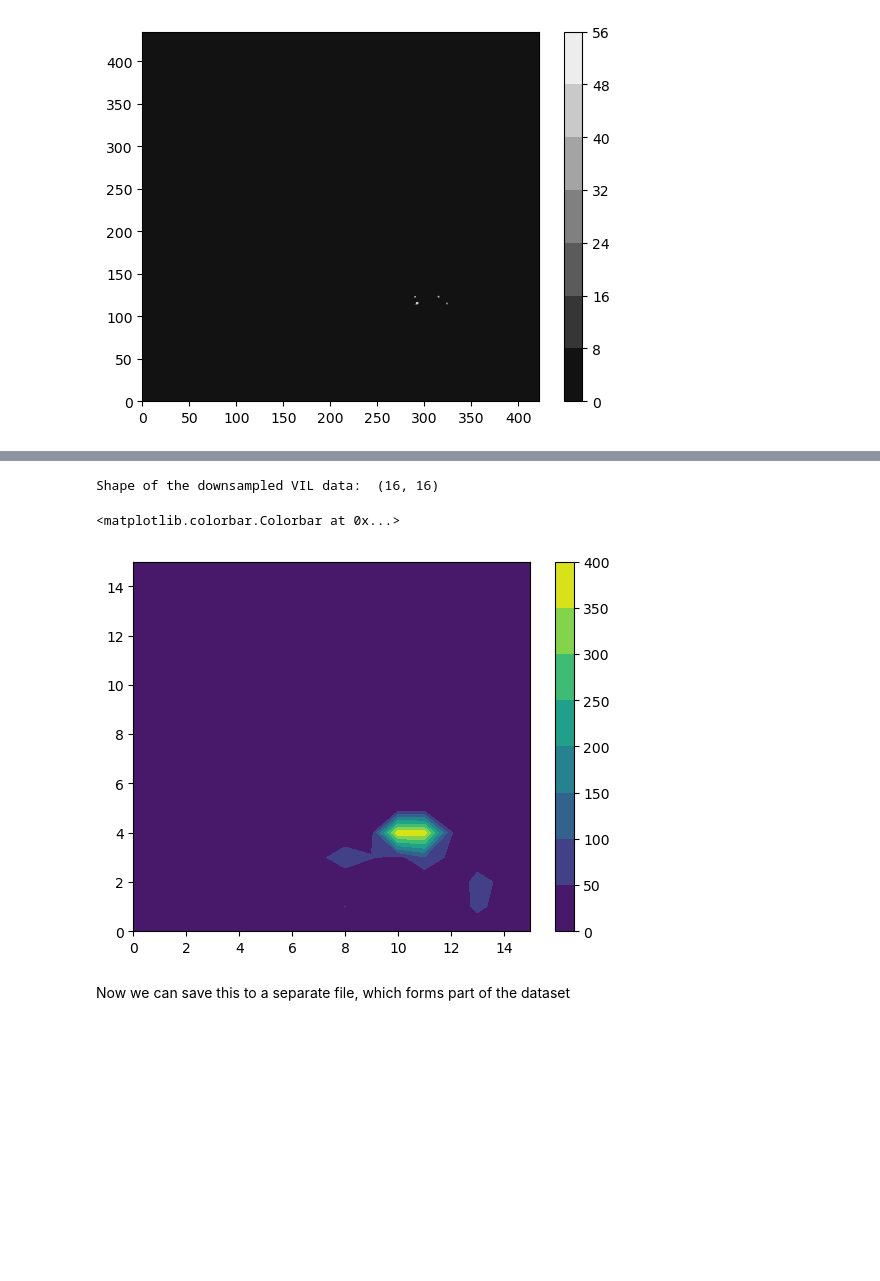
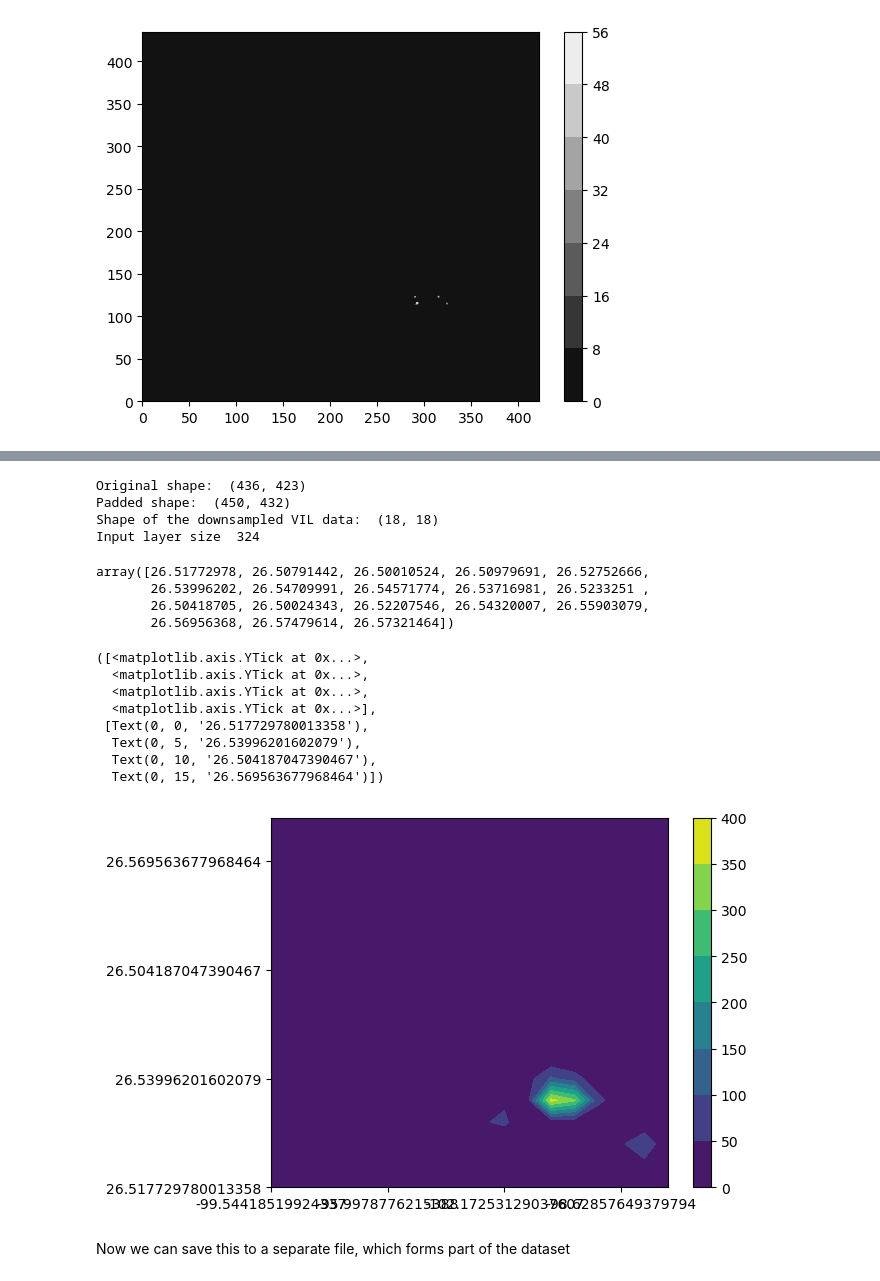
Before and after one commit to thinhhoang95/wxmds, a Jupyter notebook: wx/_storm_detection_snippets.ipynb, the cells around one changed output, grey strips where cells are left out. Saved outputs shown, nothing was run; the diff lists cells and outputs as text; code cells hidden in the pictures; blank space fills up the shorter version.

```diff
--- a/wx/_storm_detection_snippets.ipynb
+++ b/wx/_storm_detection_snippets.ipynb
@@ -111,3 +113,8 @@ vil_roignee_cropped = vil_roignee[preamble['roi_id'][0][0]:preamble['roi_id'][0]
 print('Cropped shape: ', vil_roignee_cropped.shape)
 # %% [output]
 Cropped shape:  (436, 423)
+# %%
+lat_roignee_cropped = preamble['latitude'][preamble['roi_id'][0][0]:preamble['roi_id'][0][1]]
+lon_roignee_cropped = preamble['longitude'][preamble['roi_id'][1][0]:preamble['roi_id'][1][1]]
+print('Cropped lat shape: ', lat_roignee_cropped.shape) # contains 1D array of latitudes for vil_roignee_cropped
+print('Cropped lon shape: ', lon_roignee_cropped.shape) # contains 1D array of longitudes for vil_roignee_cropped
@@ -125,24 +140,50 @@ plt.colorbar()
 # %%
-def bin_nxm_rectangles_to_sum(array, n, m):
+def bin_nxm_rectangles_to_sum(array, n, m, lats, lons):
     # Check if the array dimensions are divisible by n and m
     if array.shape[0] % n != 0 or array.shape[1] % m != 0:
         # Pad the array so that the shape is divisible by n x m
+        print('Original shape: ', array.shape)
         array = np.pad(array, ((0, n - array.shape[0] % n), (0, m - array.shape[1] % m)))
+        lats = np.pad(lats, (0, n - lats.shape[0] % n), constant_values=9999)
+        lons = np.pad(lons, (0, m - lons.shape[0] % m), constant_values=9999)
+        print('Padded shape: ', array.shape)
 
     # Reshape the array to a new 4D array and then sum over the last two axes to bin the elements
     binned_array = array.reshape(array.shape[0]//n, n, array.shape[1]//m, m).sum(axis=(1,3))
-    return binned_array
+    binned_lats = lats.reshape(lats.shape[0]//n, n).min(axis=1)
+    binned_lons = lons.reshape(lons.shape[0]//m, m).min(axis=1)
+    return binned_array, binned_lats, binned_lons
 # %%
 # Downsample the VIL data to 1/4 degree resolution
-vil_roignee_cropped_ds = bin_nxm_rectangles_to_sum(vil_roignee_cropped, 28, 28)
+vil_roignee_cropped_ds, lats_roignee_cropped_ds, lons_roignee_cropped_ds = bin_nxm_rectangles_to_sum(vil_roignee_cropped, 25, 24, lat_roignee_cropped, lon_roignee_cropped)
 print('Shape of the downsampled VIL data: ', vil_roignee_cropped_ds.shape)
+print('Input layer size ', vil_roignee_cropped_ds.shape[0] * vil_roignee_cropped_ds.shape[1])
 # %% [output]
-Shape of the downsampled VIL data:  (16, 16)
+Original shape:  (436, 423)
+Padded shape:  (450, 432)
+Shape of the downsampled VIL data:  (18, 18)
+Input layer size  324
-# %%
-plt.contourf(vil_roignee_cropped_ds)
-plt.colorbar()
-# %% [output]
-<matplotlib.colorbar.Colorbar at 0x...>
-[figure, removed]
+# %%
+lats_roignee_cropped_ds
+# %% [output]
+array([26.51772978, 26.50791442, 26.50010524, 26.50979691, 26.52752666,
+       26.53996202, 26.54709991, 26.54571774, 26.53716981, 26.5233251 ,
+       26.50418705, 26.50024343, 26.52207546, 26.54320007, 26.55903079,
+       26.56956368, 26.57479614, 26.57321464])
+# %%
+plt.contourf(vil_roignee_cropped_ds, fmt='%.2f')
+plt.colorbar()
+plt.xticks(np.arange(0, vil_roignee_cropped_ds.shape[1], 5), lons_roignee_cropped_ds[::5])
+plt.yticks(np.arange(0, vil_roignee_cropped_ds.shape[0], 5), lats_roignee_cropped_ds[::5])
+# %% [output]
+([<matplotlib.axis.YTick at 0x...>,
+  <matplotlib.axis.YTick at 0x...>,
+  <matplotlib.axis.YTick at 0x...>,
+  <matplotlib.axis.YTick at 0x...>],
+ [Text(0, 0, '26.517729780013358'),
+  Text(0, 5, '26.53996201602079'),
+  Text(0, 10, '26.504187047390467'),
+  Text(0, 15, '26.569563677968464')])
+[figure, added]
 # %% [markdown]
 Now we can save this to a separate file, which forms part of the dataset
```
Also changed, not shown: parts of 9 cells of this notebook, 3 other files.
